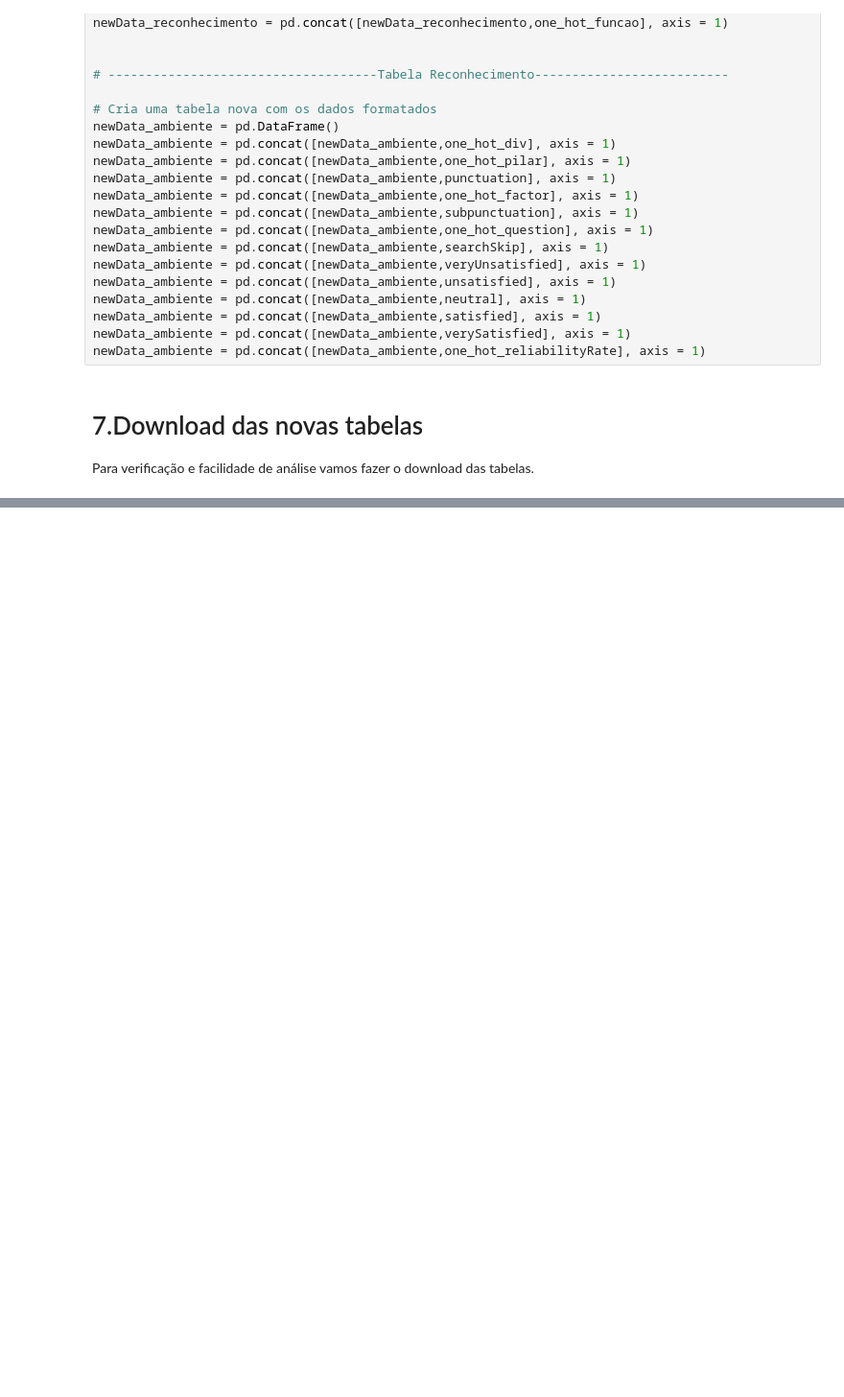
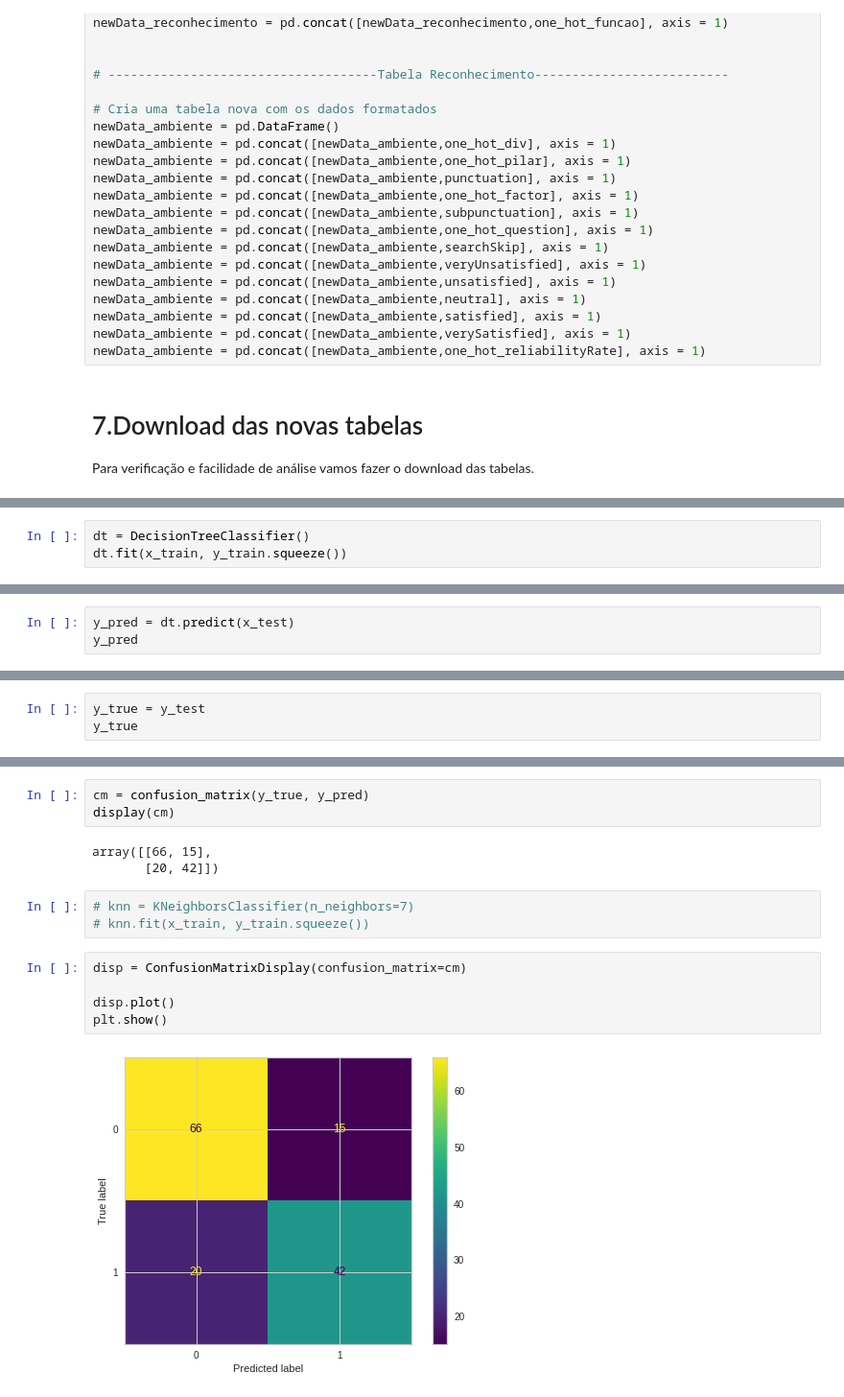
Before and after one commit to 2022M3T2-Inteli/FireData, a Jupyter notebook: Notebook/FireData_Turnover_de_funcionários.ipynb, the cells around one changed output, grey strips where cells are left out. Shown: that part at 96% size. Cells and saved outputs as stored; diff of their text form; blank space fills up the shorter version.

```diff
--- a/Notebook/FireData_Turnover_de_funcionários.ipynb
+++ b/Notebook/FireData_Turnover_de_funcionários.ipynb
@@ -469,0 +700,3 @@ newData_ambiente.to_excel('formatData_Ambiente.xlsx')
+# %%
+dt = DecisionTreeClassifier()
+dt.fit(x_train, y_train.squeeze())
@@ -469,0 +711,3 @@ newData_ambiente.to_excel('formatData_Ambiente.xlsx')
+# %%
+y_pred = dt.predict(x_test)
+y_pred
@@ -469,0 +722,3 @@ newData_ambiente.to_excel('formatData_Ambiente.xlsx')
+# %%
+y_true = y_test
+y_true
@@ -469,0 +739,16 @@ newData_ambiente.to_excel('formatData_Ambiente.xlsx')
+# %%
+cm = confusion_matrix(y_true, y_pred)
+display(cm)
+# %% [output]
+array([[66, 15],
+       [20, 42]])
+# %%
+# knn = KNeighborsClassifier(n_neighbors=7)
+# knn.fit(x_train, y_train.squeeze())
+# %%
+disp = ConfusionMatrixDisplay(confusion_matrix=cm)
+
+disp.plot()
+plt.show()
+# %% [output]
+[figure, added]
```
Also changed, not shown: parts of 66 cells of this notebook, 1 other file.
